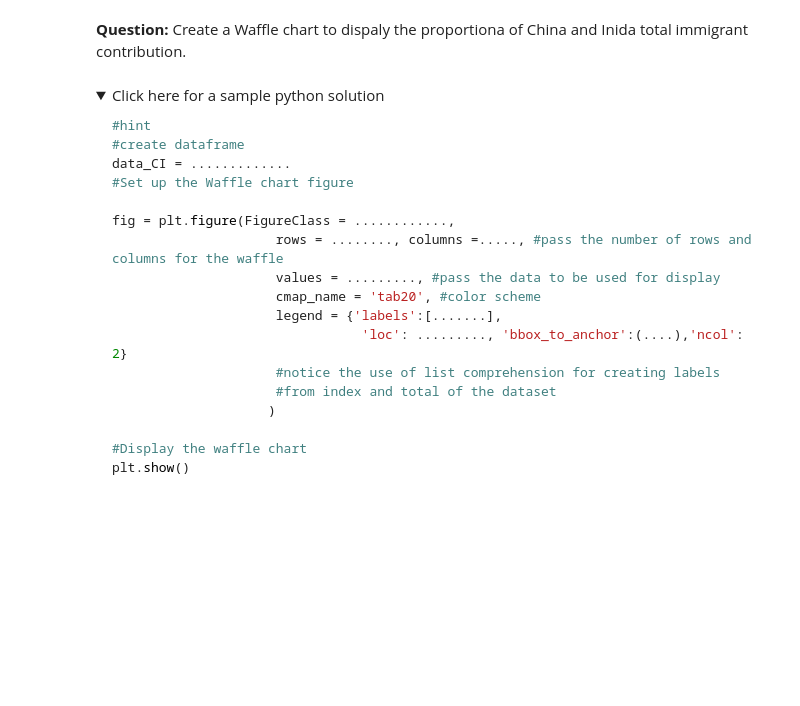
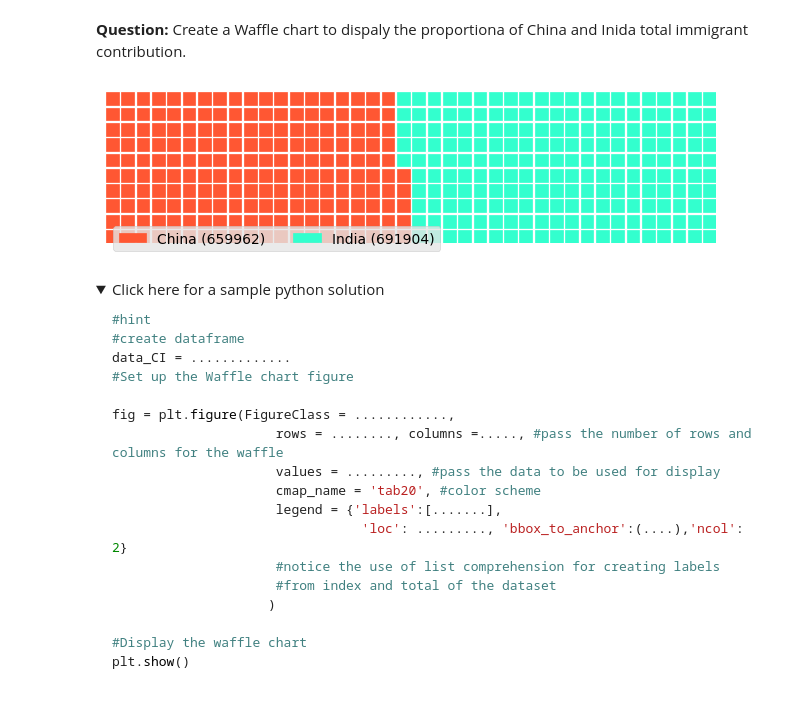
Before and after one commit to fps1001/Data-Visualization-with-Python, a Jupyter notebook: M3 - Advanced Visualization and Geospatial Data/DV0101EN-Exercise-Waffle-Charts-Word-Clouds-and-Regression-Plots-v2.ipynb, the cells around one changed output. Saved outputs shown, nothing was run; the diff lists cells and outputs as text; code cells hidden in the pictures; folded sections open; blank space fills up the shorter version.

Commit message:
HoL waffle-word-sns completed

```diff
--- a/M3 - Advanced Visualization and Geospatial Data/DV0101EN-Exercise-Waffle-Charts-Word-Clouds-and-Regression-Plots-v2.ipynb
+++ b/M3 - Advanced Visualization and Geospatial Data/DV0101EN-Exercise-Waffle-Charts-Word-Clouds-and-Regression-Plots-v2.ipynb
@@ -392,5 +484,28 @@ plt.show()
 # %% [markdown]
 **Question:** Create a Waffle chart to dispaly the proportiona of China and Inida total immigrant contribution.
+# %%
+# First: we set up the data: proportion of inmigrant population of China and India
+df_ci = df_can.loc[['China', 'India'], :]
+df_ci
+# compute the proportion of each category with respect to the total
+total_values = df_ci['Total'].sum()
+category_proportions = df_ci['Total'] / total_values
+
+# print out proportions
+pd.DataFrame({"Category Proportion": category_proportions})
+
+# Print the pywaffle chart for China and India
+fig = plt.figure(FigureClass = Waffle,
+                 rows = 10, columns = 40, #pass the number of rows and columns for the waffle
+                 values = df_ci['Total'], #pass the data to be used for display
+                 colors = ("#FF5733", "#33FFCE"), #specify the colors
+                    legend = {'labels': [f"{k} ({v})" for k, v in zip(df_ci.index.values,df_ci.Total)],
+                                'loc': 'lower left', 'bbox_to_anchor':(0,-0.1),'ncol': 2}
+                )
+#Display the waffle chart
+plt.show()
+# %% [output]
+[figure, added]
 # %% [markdown]
 <details><summary>Click here for a sample python solution</summary>
 
```
Also changed, not shown: parts of 45 cells of this notebook, 1 other file.
